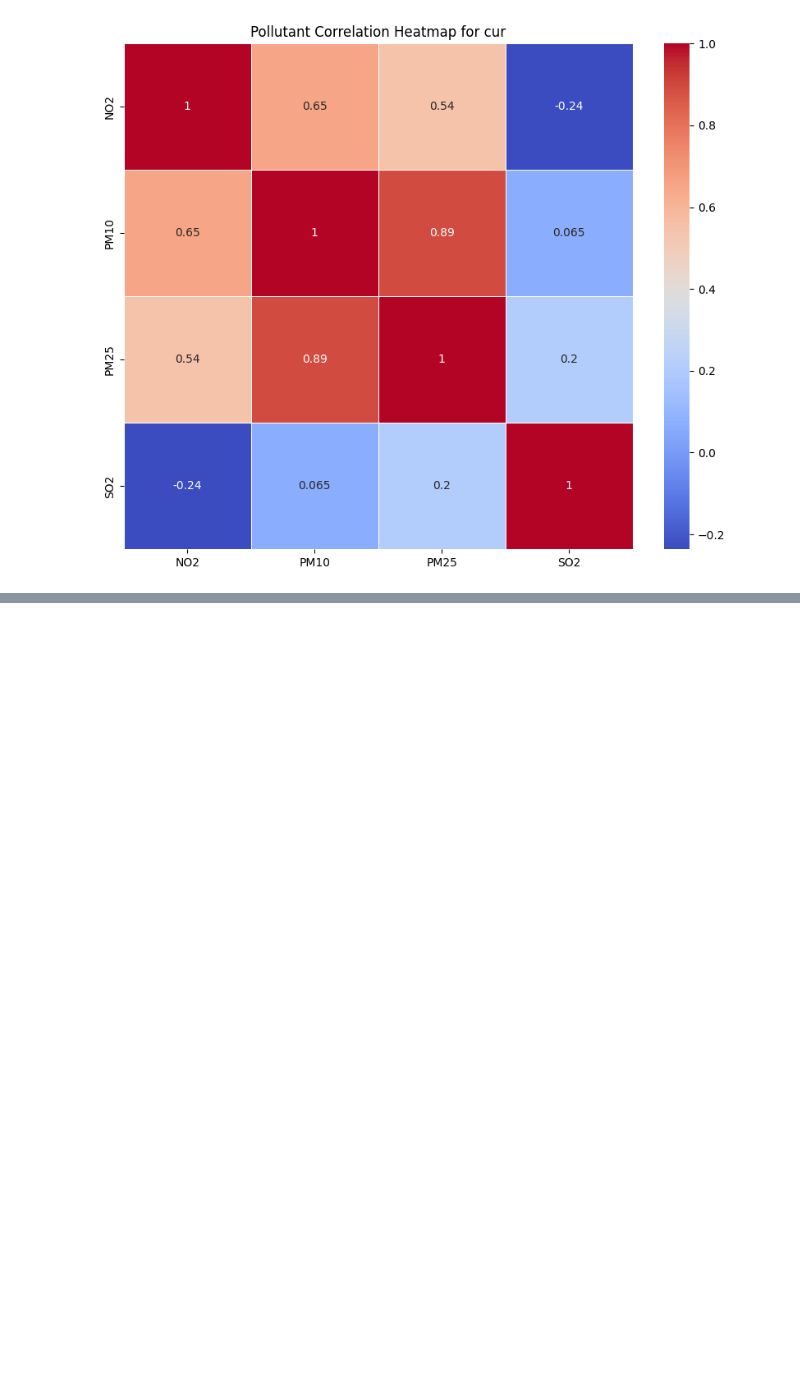
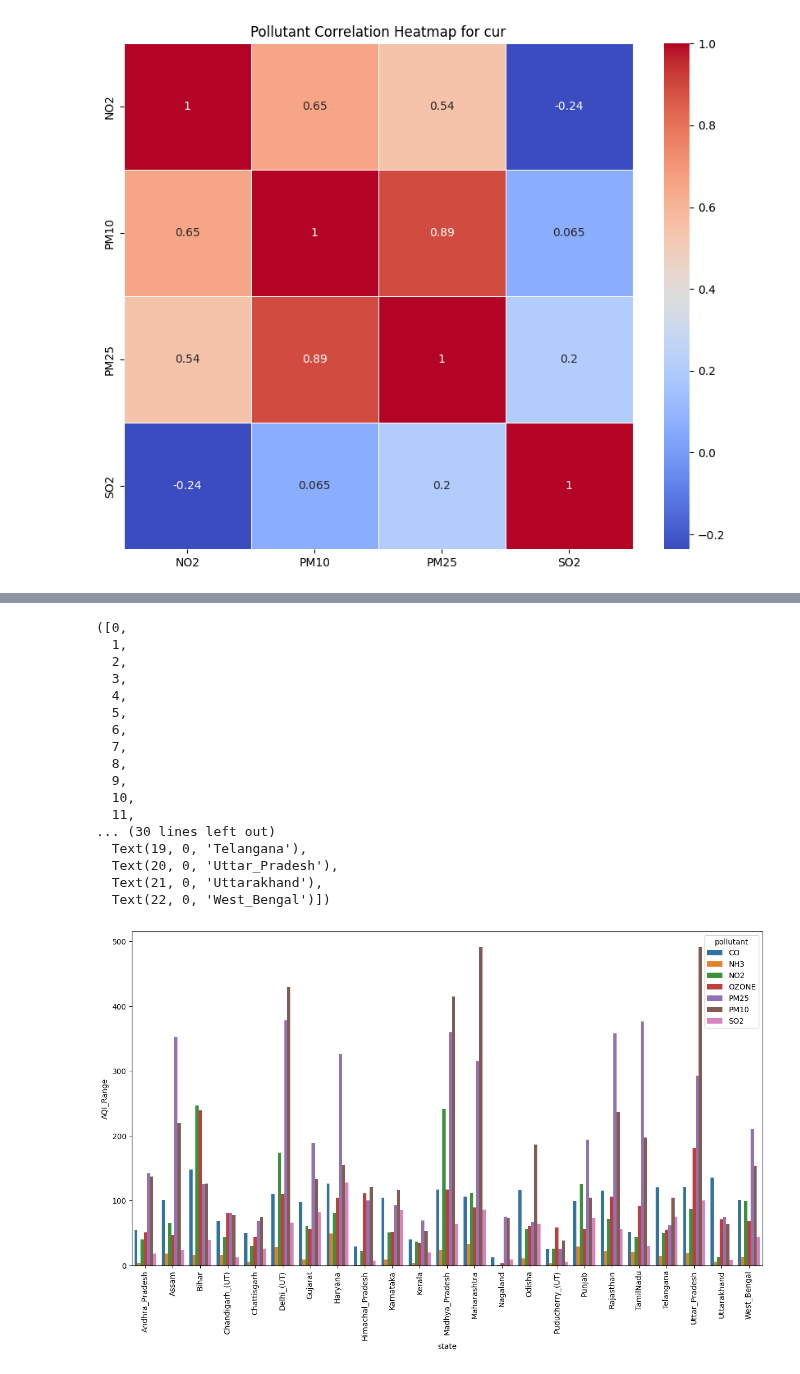
Before and after one commit to latheeshpoondla/Project, a Jupyter notebook: DSProject.ipynb, the cells around one changed output, grey strips where cells are left out. Saved outputs shown, nothing was run; the diff lists cells and outputs as text; code cells hidden in the pictures; blank space fills up the shorter version.

```diff
--- a/DSProject.ipynb
+++ b/DSProject.ipynb
@@ -817,0 +873,18 @@ for year in years:
+# %%
+query = '''SELECT
+                min_cur_df.state AS state,
+                max_cur_df.CO-min_cur_df.CO AS CO,
+                max_cur_df.NH3-min_cur_df.NH3 AS NH3,
+                max_cur_df.NO2-min_cur_df.NO2 AS NO2,
+                max_cur_df.OZONE-min_cur_df.OZONE AS OZONE,
+                max_cur_df.PM25-min_cur_df.PM25 AS PM25,
+                max_cur_df.PM10-min_cur_df.PM10 AS PM10,
+                max_cur_df.SO2-min_cur_df.SO2 AS SO2
+            FROM
+                max_cur_df JOIN min_cur_df
+            ON
+                max_cur_df.state = min_cur_df.state
+                '''
+df_range = pd.read_sql_query(query,conn)
+df_range = df_range.melt(id_vars=['state'], var_name='pollutant', value_name='AQI_Range')
+display(df_range)
@@ -817,0 +905,23 @@ for year in years:
+# %%
+plt.figure(figsize=(15, 8))
+sns.barplot(data=df_range, x='state', y='AQI_Range', hue='pollutant')
+plt.xticks(rotation=90)
+# %% [output]
+([0,
+  1,
+  2,
+  3,
+  4,
+  5,
+  6,
+  7,
+  8,
+  9,
+  10,
+  11,
+... (30 lines left out)
+  Text(19, 0, 'Telangana'),
+  Text(20, 0, 'Uttar_Pradesh'),
+  Text(21, 0, 'Uttarakhand'),
+  Text(22, 0, 'West_Bengal')])
+[figure, added]
```
Also changed, not shown: parts of 6 cells of this notebook, 1 other file.
